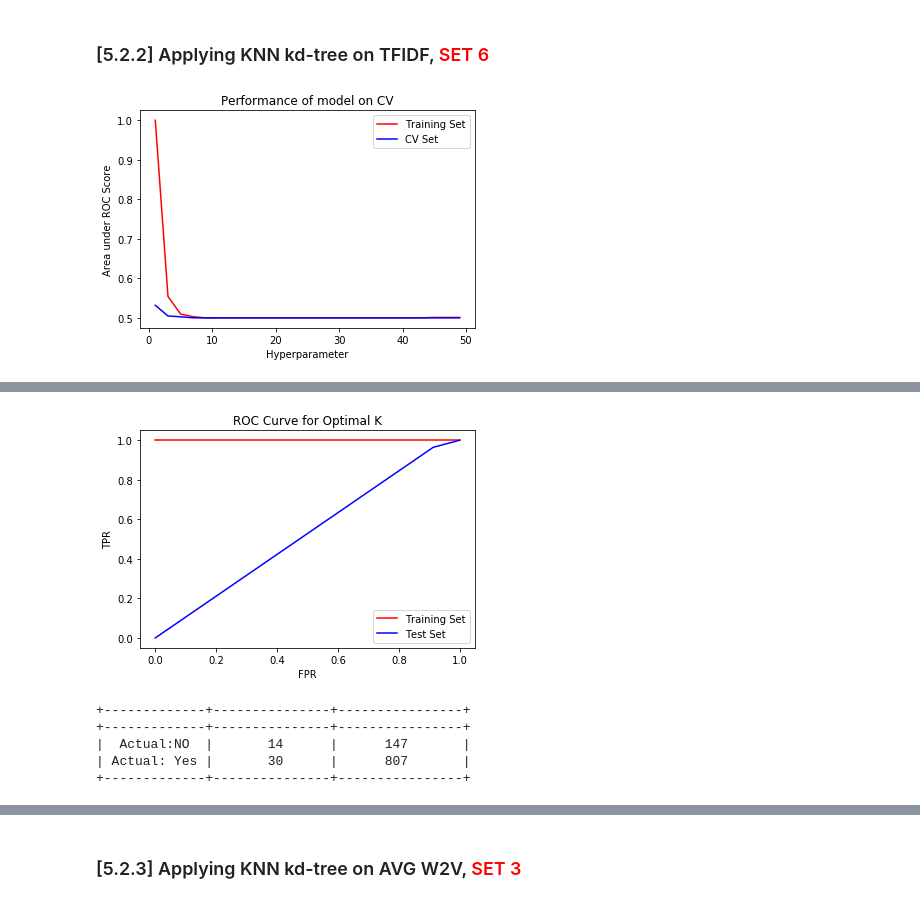
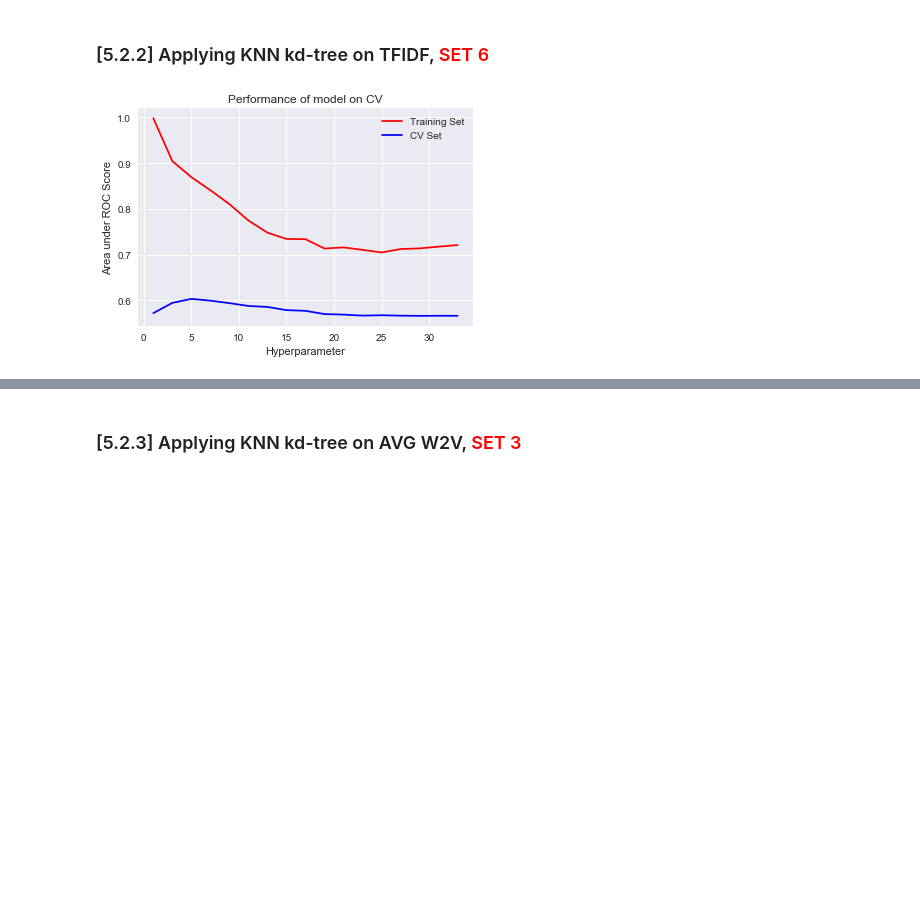
Before and after one commit to 4bhishek/AAIC, a Jupyter notebook: 03 Amazon Fine Food Reviews Analysis_KNN.ipynb, the cells around one changed output, grey strips where cells are left out. Drawn from its saved outputs; the diff is of its cells as text; code cells hidden in the pictures; blank space fills up the shorter version.

```diff
--- a/03 Amazon Fine Food Reviews Analysis_KNN.ipynb
+++ b/03 Amazon Fine Food Reviews Analysis_KNN.ipynb
@@ -96,7 +96,7 @@ con = sqlite3.connect('database.sqlite')
 # filtered_data = pd.read_sql_query(""" SELECT * FROM Reviews WHERE Score != 3 LIMIT 500000""", con)
 # for tsne assignment you can take 5k data points
 
-filtered_data = pd.read_sql_query(""" SELECT * FROM Reviews WHERE Score != 3 LIMIT 60000""", con)
+filtered_data = pd.read_sql_query(""" SELECT * FROM Reviews WHERE Score != 3 LIMIT 100000""", con)
 
 # Give reviews with Score>3 a positive rating(1), and reviews with a score<3 a negative rating(0).
 def partition(x):
@@ -1550,74 +1831,49 @@ table1_TFIDF_kd.field_names = ["Hyperparameter", "AUC_Train", "AUC_CV"]
 #print(str(len(final_tf_idf_res_train)))
 
 
-for i in range(1,50,2):
+#running Cross validation to get optimal K
+
+for i in tqdm(range(1,35,2)):
 
     knn = KNeighborsClassifier( n_neighbors = i, algorithm = 'kd_tree')
 
     knn.fit(final_tf_idf_res_train.toarray(), Y_train)
 
-    TFIDF_kdpred_train = knn.predict(final_tf_idf_res_train.toarray())
+    TFIDF_kdpred_train = []
 
-    TFIDF_kdpred_cv = knn.predict(final_tf_idf_res_cv.toarray())
+#    for k in range(0,len(final_tf_idf_res_train.toarray()),3000):
+
+#        TFIDF_kdpred_train.extend(knn.predict_proba(final_tf_idf_res_train.toarray()[k:k+3000])[:,1])
+
+    TFIDF_kdpred_train = knn.predict_proba(final_tf_idf_res_train.toarray())[:,1]
+
+    TFIDF_kdpred_cv = []
+
+#    for l in range(0, len(final_tf_idf_res_cv.toarray()), 3000):
+
+#        TFIDF_kdpred_cv.extend(knn.predict_proba(final_tf_idf_res_cv.toarray()[l:l+3000])[:,1])
+
+    TFIDF_kdpred_cv = knn.predict_proba(final_tf_idf_res_cv.toarray())[:,1]
 
     hyperparameter_TFIDF_kd.append(i)
 
     auc_scoreTFIDF_kd_train = roc_auc_score(Y_train, TFIDF_kdpred_train)
     auc_scoresTFIDF_kd_train.append(auc_scoreTFIDF_kd_train)
 
     auc_scoreTFIDF_kd_cv = roc_auc_score(Y_cv, TFIDF_kdpred_cv)
     auc_scoresTFIDF_kd_cv.append(auc_scoreTFIDF_kd_cv)
 
     table1_TFIDF_kd.add_row([i,auc_scoreTFIDF_kd_train, auc_scoreTFIDF_kd_cv])
 
 
 plt.plot(hyperparameter_TFIDF_kd, auc_scoresTFIDF_kd_train, 'r',label = 'Training Set')
 plt.plot( hyperparameter_TFIDF_kd, auc_scoresTFIDF_kd_cv, 'blue', label = 'CV Set')
 plt.title("Performance of model on CV")
 plt.xlabel("Hyperparameter")
 plt.ylabel("Area under ROC Score")
 plt.legend()
 plt.show()
 
 print(table1_TFIDF_kd)
-
-
-print("from the plot the optimal K is 1")
-print("AUC for training set for K = 1: " + str(auc_scoresTFIDF_kd_train[0]))
-print("AUC for CV set for K =1: " + str(auc_scoresTFIDF_kd_cv[0]))
-
-
-
-knn = KNeighborsClassifier(n_neighbors = 1)
-
-knn.fit(final_tf_idf_res_train.toarray(), Y_train)
-
-TFIDF_kdpred_train = knn.predict(final_tf_idf_res_train.toarray())
-
-TFIDF_kdpred_test = knn.predict(final_tf_idf_res_test.toarray())
-
-TFIDF_kdfpr_train, TFIDF_kdtpr_train, TFIDF_kdthrshold_train = roc_curve(Y_train, TFIDF_kdpred_train)
-
-TFIDF_kdfpr_test, TFIDF_kdtpr_test, TFIDF_kdthrshold_test = roc_curve(Y_test, TFIDF_kdpred_test)
-
-
-plt.plot(TFIDF_kdfpr_train,TFIDF_kdtpr_train,'r', label="Training Set")
-plt.plot(TFIDF_kdfpr_test,TFIDF_kdtpr_test, 'blue', label = "Test Set")
-plt.title("ROC Curve for Optimal K")
-plt.xlabel("FPR")
-plt.ylabel("TPR")
-plt.legend()
-plt.show()
-
-cm = confusion_matrix(Y_test,TFIDF_kdpred_test)
-
-
-table2_TFIDF_kd = PrettyTable()
-
-table2_TFIDF_kd.field_names = ["     ", "Predicted: NO", "Predicted: Yes"]
-
-table2_TFIDF_kd.add_row(["Actual:NO", cm[0][0], cm[0][1]])
-table2_TFIDF_kd.add_row(["Actual: Yes", cm[1][0], cm[1][1]])
-print(table2_TFIDF_kd)
 # %% [output]
-[figure, old version]
+[figure, new version]
@@ -1641,6 +1896,0 @@ AUC for CV set for K =1: 0.5317600183893955
-[figure, removed]
-+-------------+---------------+----------------+
-+-------------+---------------+----------------+
-|  Actual:NO  |       14      |      147       |
-| Actual: Yes |       30      |      807       |
-+-------------+---------------+----------------+
```
Also changed, not shown: parts of 58 cells of this notebook.
